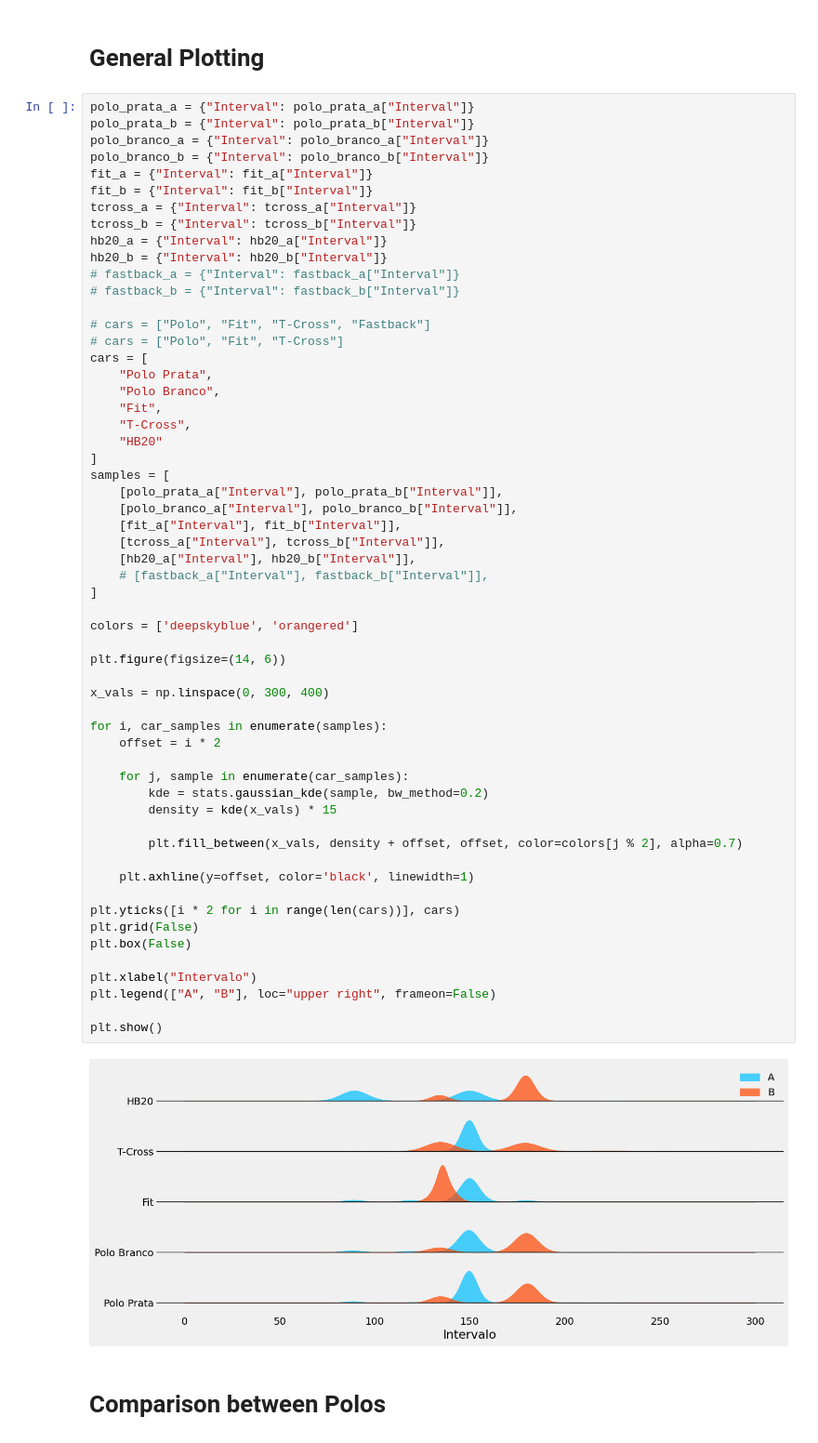
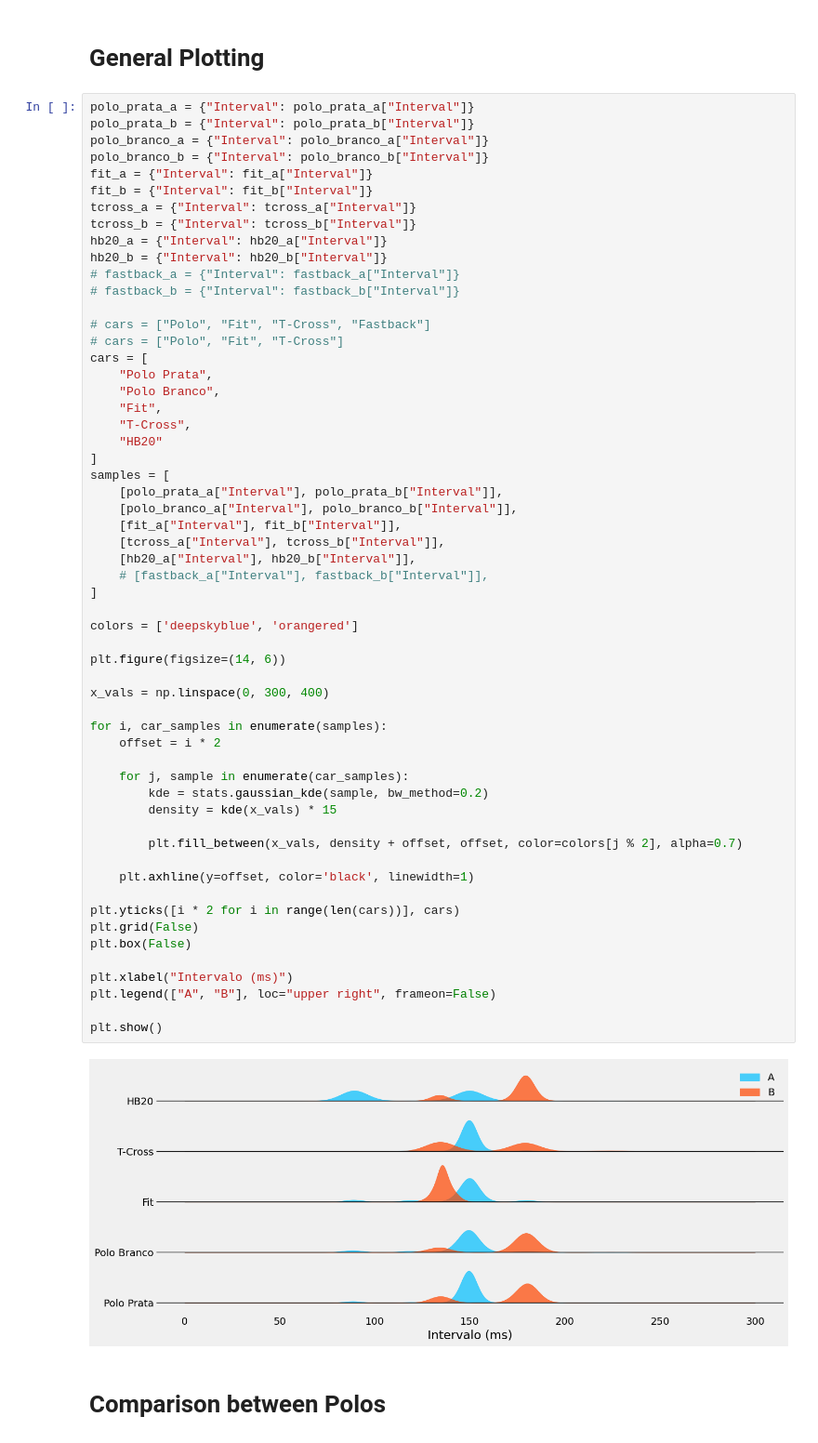
Before and after one commit to conect2ai/SBRC2025-App2Car, a Jupyter notebook: notebooks/debug.ipynb, the cells around one changed output. Shown at 93% size. Saved outputs shown, nothing was run; the diff lists cells and outputs as text.

```diff
--- a/notebooks/debug.ipynb
+++ b/notebooks/debug.ipynb
@@ -1193,35 +1268,35 @@ samples = [
     [tcross_a["Interval"], tcross_b["Interval"]],
     [hb20_a["Interval"], hb20_b["Interval"]],
     # [fastback_a["Interval"], fastback_b["Interval"]],
 ]
 
 colors = ['deepskyblue', 'orangered']
 
 plt.figure(figsize=(14, 6))
 
 x_vals = np.linspace(0, 300, 400)
 
 for i, car_samples in enumerate(samples):
     offset = i * 2
 
     for j, sample in enumerate(car_samples):
         kde = stats.gaussian_kde(sample, bw_method=0.2)
         density = kde(x_vals) * 15
 
         plt.fill_between(x_vals, density + offset, offset, color=colors[j % 2], alpha=0.7)
 
     plt.axhline(y=offset, color='black', linewidth=1)
 
 plt.yticks([i * 2 for i in range(len(cars))], cars)
 plt.grid(False)
 plt.box(False)
 
-plt.xlabel("Intervalo")
+plt.xlabel("Intervalo (ms)")
 plt.legend(["A", "B"], loc="upper right", frameon=False)
 
 plt.show()
 # %% [output]
-[figure, old version]
+[figure, new version]
 # %% [markdown]
 # Comparison between Polos
 # %% [markdown]
```
Also changed, not shown: parts of 12 cells of this notebook, 2 other files.
